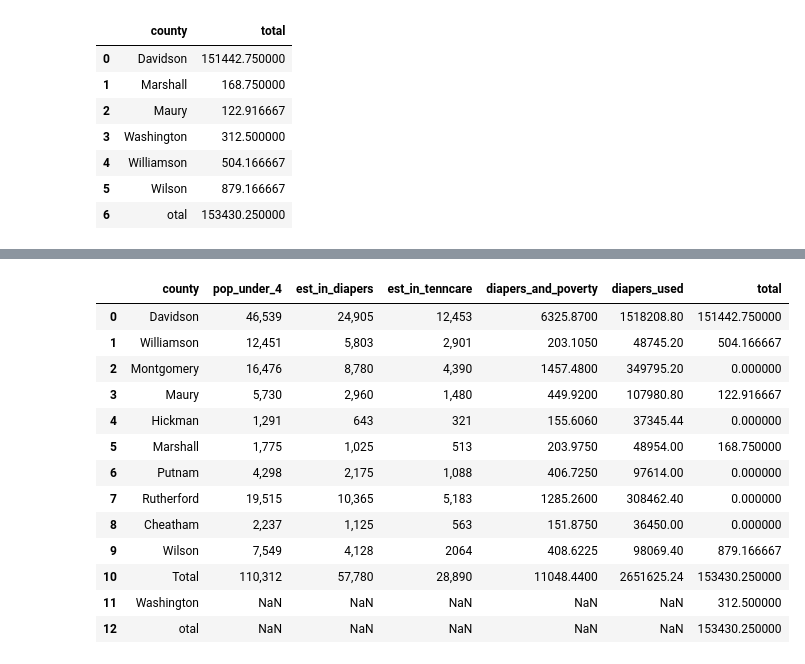
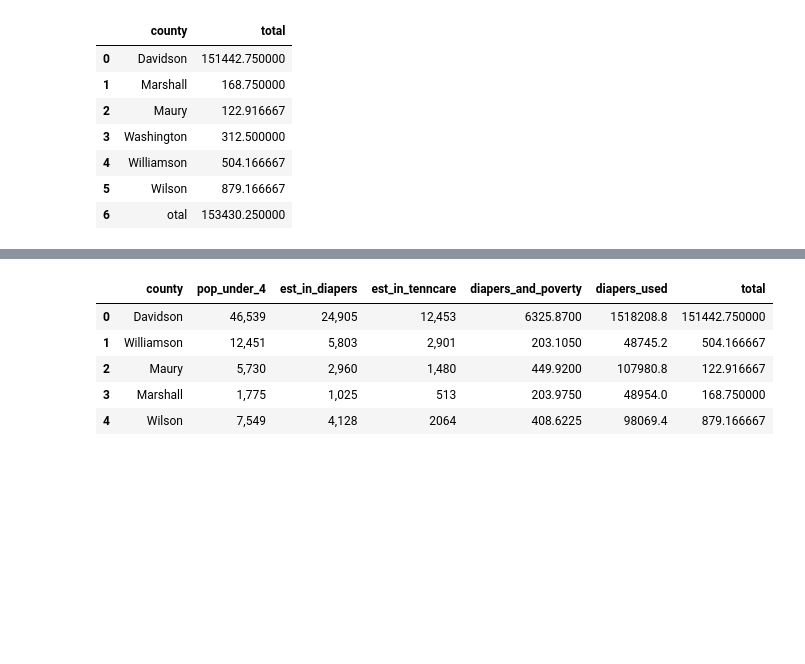
Before and after one commit to paulballenger/nashville_diaper_connection, a Jupyter notebook: notebooks/diapers_by_county.ipynb, the cells around one changed output, grey strips where cells are left out. Saved outputs shown, nothing was run; the diff lists cells and outputs as text; code cells hidden in the pictures; blank space fills up the shorter version.

```diff
--- a/notebooks/diapers_by_county.ipynb
+++ b/notebooks/diapers_by_county.ipynb
@@ -89,7 +88,7 @@ total_by_county
 | 6 | otal | 153430.250000 |
 # %%
 #merge datasets
-diapers_by_county = pd.merge(county_stats, total_by_county, on = 'county', how = 'outer')
+diapers_by_county = pd.merge(county_stats, total_by_county, on = 'county', how = 'inner')
 diapers_by_county
 # %% [output]
 |  | county | pop_under_4 | est_in_diapers | est_in_tenncare | diapers_and_poverty | diapers_used | total |
@@ -109,23 +100,11 @@ diapers_by_county
 # %%
-#move total to correct spot
-diapers_by_county.loc[10, 'total'] = diapers_by_county.loc[12, 'total']
 #replace null values with zero
 diapers_by_county['total'] = diapers_by_county['total'].fillna(0)
-#delete last 2 rows
-#diapers_by_county = diapers_by_county.drop(['otal'])#df.drop(['Cochice', 'Pima'])
 diapers_by_county
 # %% [output]
 |  | county | pop_under_4 | est_in_diapers | est_in_tenncare | diapers_and_poverty | diapers_used | total |
-| 0 | Davidson | 46,539 | 24,905 | 12,453 | 6325.8700 | 1518208.80 | 151442.750000 |
-| 1 | Williamson | 12,451 | 5,803 | 2,901 | 203.1050 | 48745.20 | 504.166667 |
-| 2 | Montgomery | 16,476 | 8,780 | 4,390 | 1457.4800 | 349795.20 | 0.000000 |
-| 3 | Maury | 5,730 | 2,960 | 1,480 | 449.9200 | 107980.80 | 122.916667 |
-| 4 | Hickman | 1,291 | 643 | 321 | 155.6060 | 37345.44 | 0.000000 |
-| 5 | Marshall | 1,775 | 1,025 | 513 | 203.9750 | 48954.00 | 168.750000 |
-| 6 | Putnam | 4,298 | 2,175 | 1,088 | 406.7250 | 97614.00 | 0.000000 |
-| 7 | Rutherford | 19,515 | 10,365 | 5,183 | 1285.2600 | 308462.40 | 0.000000 |
-| 8 | Cheatham | 2,237 | 1,125 | 563 | 151.8750 | 36450.00 | 0.000000 |
-| 9 | Wilson | 7,549 | 4,128 | 2064 | 408.6225 | 98069.40 | 879.166667 |
-| 10 | Total | 110,312 | 57,780 | 28,890 | 11048.4400 | 2651625.24 | 153430.250000 |
-| 11 | Washington | NaN | NaN | NaN | NaN | NaN | 312.500000 |
-| 12 | otal | NaN | NaN | NaN | NaN | NaN | 153430.250000 |
+| 0 | Davidson | 46,539 | 24,905 | 12,453 | 6325.8700 | 1518208.8 | 151442.750000 |
+| 1 | Williamson | 12,451 | 5,803 | 2,901 | 203.1050 | 48745.2 | 504.166667 |
+| 2 | Maury | 5,730 | 2,960 | 1,480 | 449.9200 | 107980.8 | 122.916667 |
+| 3 | Marshall | 1,775 | 1,025 | 513 | 203.9750 | 48954.0 | 168.750000 |
+| 4 | Wilson | 7,549 | 4,128 | 2064 | 408.6225 | 98069.4 | 879.166667 |
```
Also changed, not shown: parts of 13 cells of this notebook, 3 other files.
